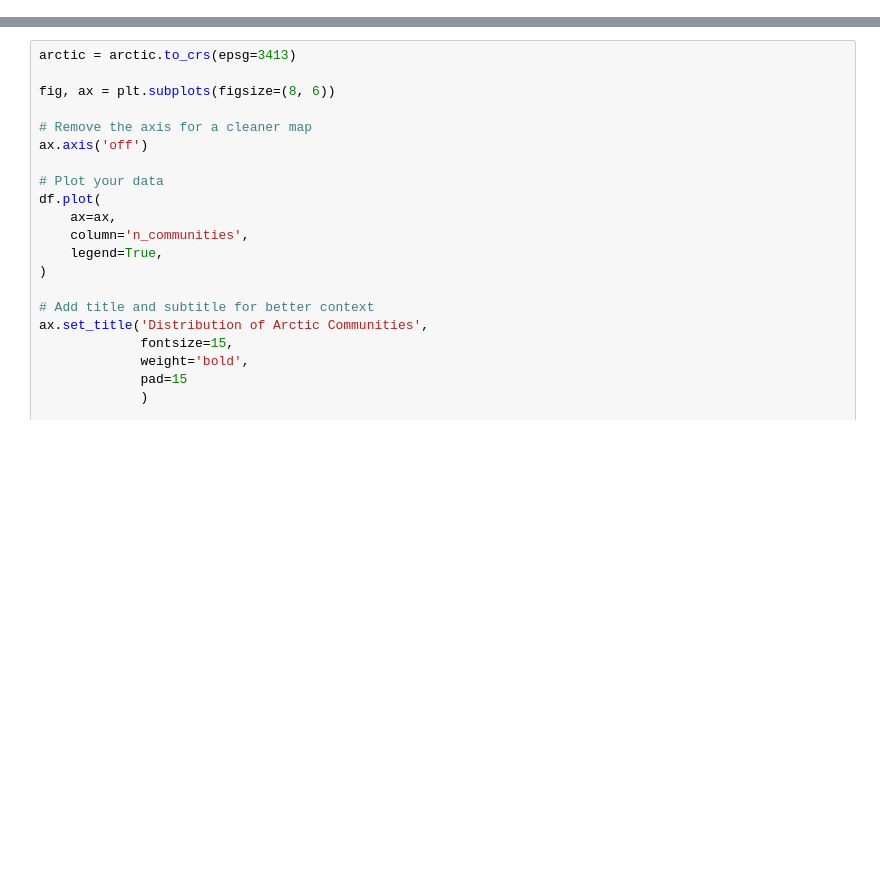
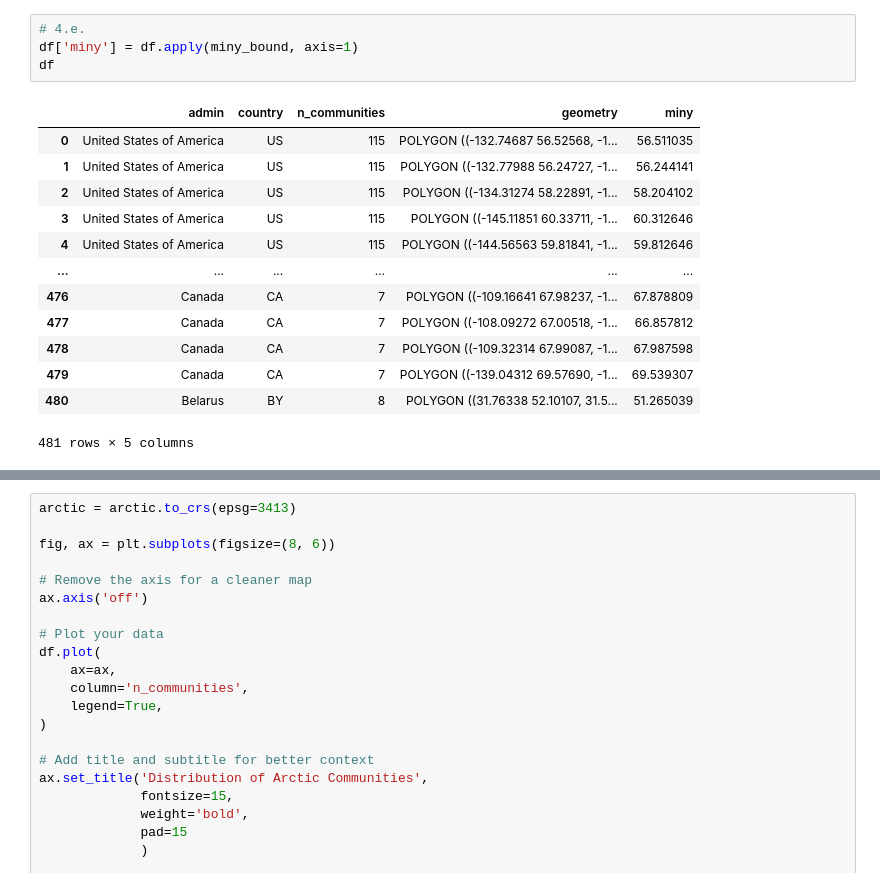
Before and after one commit to MEDS-eds-220/MEDS-eds-220-course, a Jupyter notebook: discussion-sections-upcoming/ds-6-arctic-plot.ipynb, the cells around one changed output, grey strips where cells are left out. Cells and saved outputs as stored; diff of their text form; blank space fills up the shorter version.

```diff
--- a/discussion-sections-upcoming/ds-6-arctic-plot.ipynb
+++ b/discussion-sections-upcoming/ds-6-arctic-plot.ipynb
@@ -42,0 +122,18 @@ df.explode(index_parts=False)
+# %%
+# 4.e.
+df['miny'] = df.apply(miny_bound, axis=1)
+df
+# %% [output]
+|  | admin | country | n_communities | geometry | miny |
+| 0 | United States of America | US | 115 | POLYGON ((-132.74687 56.52568, -1... | 56.511035 |
+| 1 | United States of America | US | 115 | POLYGON ((-132.77988 56.24727, -1... | 56.244141 |
+| 2 | United States of America | US | 115 | POLYGON ((-134.31274 58.22891, -1... | 58.204102 |
+| 3 | United States of America | US | 115 | POLYGON ((-145.11851 60.33711, -1... | 60.312646 |
+| 4 | United States of America | US | 115 | POLYGON ((-144.56563 59.81841, -1... | 59.812646 |
+| ... | ... | ... | ... | ... | ... |
+| 476 | Canada | CA | 7 | POLYGON ((-109.16641 67.98237, -1... | 67.878809 |
+| 477 | Canada | CA | 7 | POLYGON ((-108.09272 67.00518, -1... | 66.857812 |
+| 478 | Canada | CA | 7 | POLYGON ((-109.32314 67.99087, -1... | 67.987598 |
+| 479 | Canada | CA | 7 | POLYGON ((-139.04312 69.57690, -1... | 69.539307 |
+| 480 | Belarus | BY | 8 | POLYGON ((31.76338 52.10107, 31.5... | 51.265039 |
+481 rows × 5 columns
```
Also changed, not shown: parts of 23 cells of this notebook, 12 other files.
